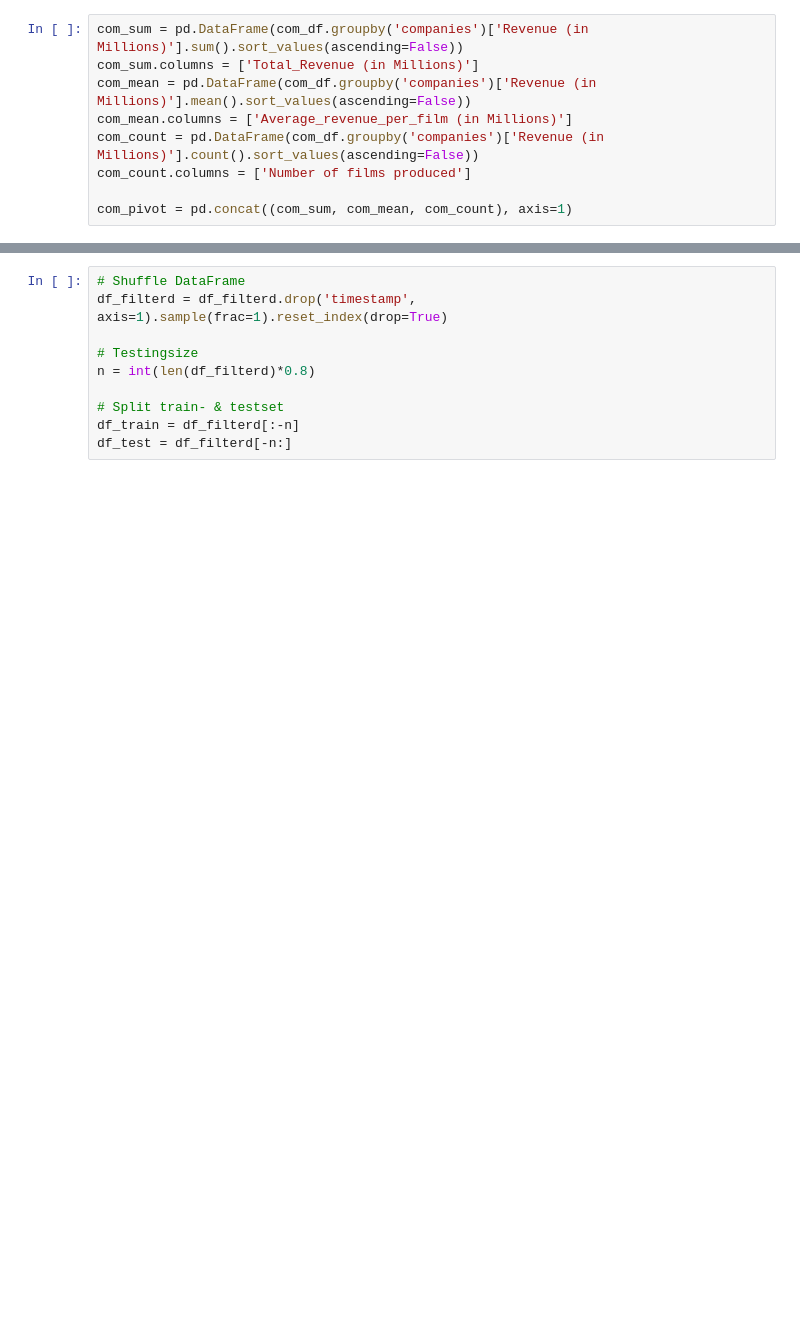
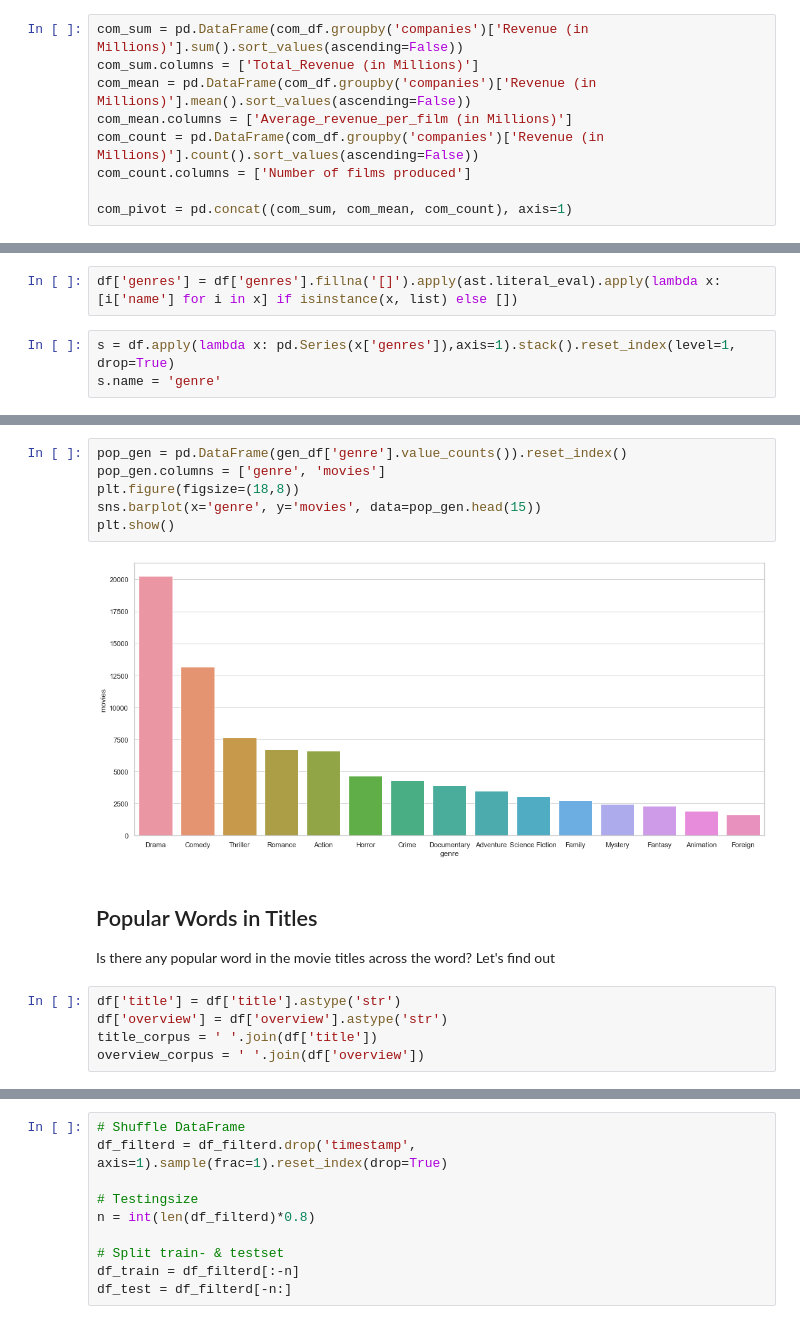
Before and after one commit to sanjay033/Movie-Recommendation, a Jupyter notebook: Movie Recommendation Engine.ipynb, the cells around one changed output, grey strips where cells are left out. Saved outputs shown, nothing was run; the diff lists cells and outputs as text; blank space fills up the shorter version.

```diff
--- a/Movie Recommendation Engine.ipynb
+++ b/Movie Recommendation Engine.ipynb
@@ -309,0 +377,5 @@ df1.shape
+# %%
+df['genres'] = df['genres'].fillna('[]').apply(ast.literal_eval).apply(lambda x: [i['name'] for i in x] if isinstance(x, list) else [])
+# %%
+s = df.apply(lambda x: pd.Series(x['genres']),axis=1).stack().reset_index(level=1, drop=True)
+s.name = 'genre'
@@ -309,0 +387,17 @@ df1.shape
+# %%
+pop_gen = pd.DataFrame(gen_df['genre'].value_counts()).reset_index()
+pop_gen.columns = ['genre', 'movies']
+plt.figure(figsize=(18,8))
+sns.barplot(x='genre', y='movies', data=pop_gen.head(15))
+plt.show()
+# %% [output]
+[figure, added]
+# %% [markdown]
+## Popular Words in Titles
+
+Is there any popular word in the movie titles across the word? Let's find out
+# %%
+df['title'] = df['title'].astype('str')
+df['overview'] = df['overview'].astype('str')
+title_corpus = ' '.join(df['title'])
+overview_corpus = ' '.join(df['overview'])
```
Also changed, not shown: parts of 87 cells of this notebook.
